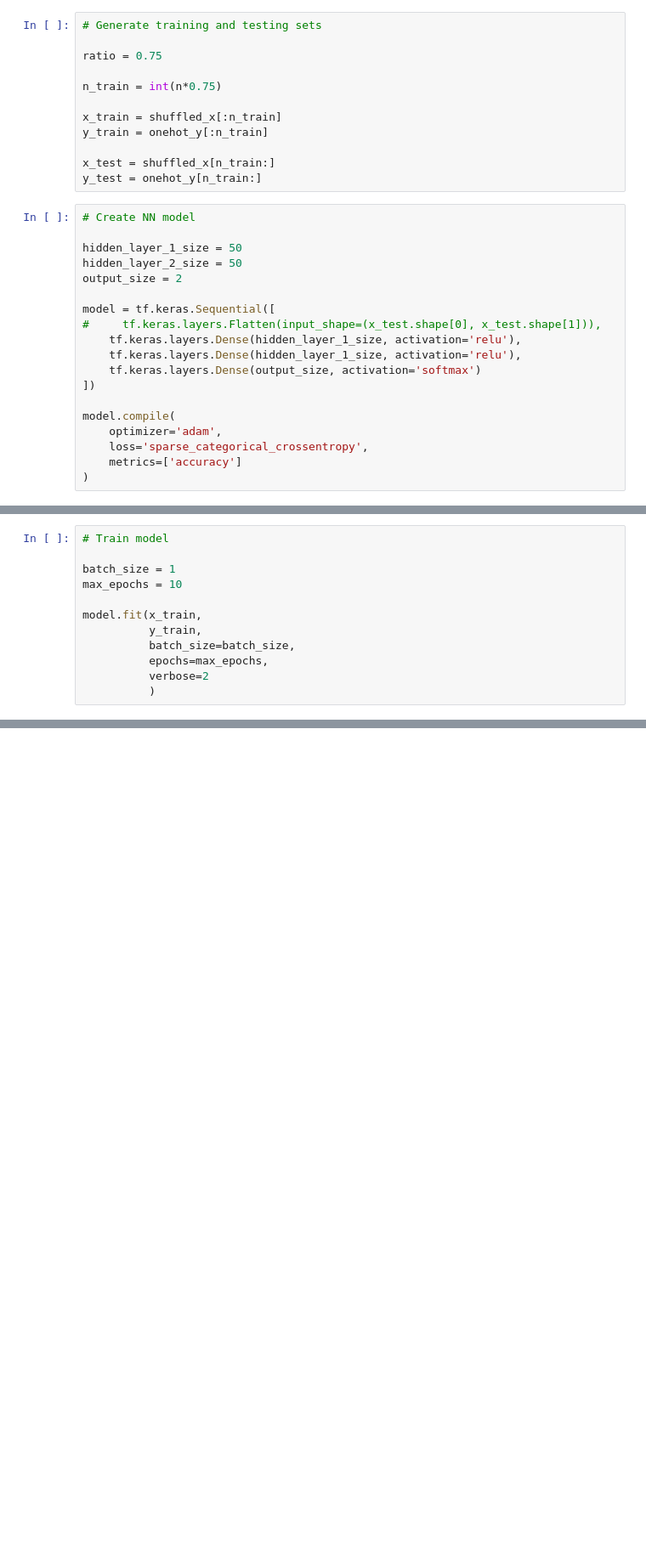
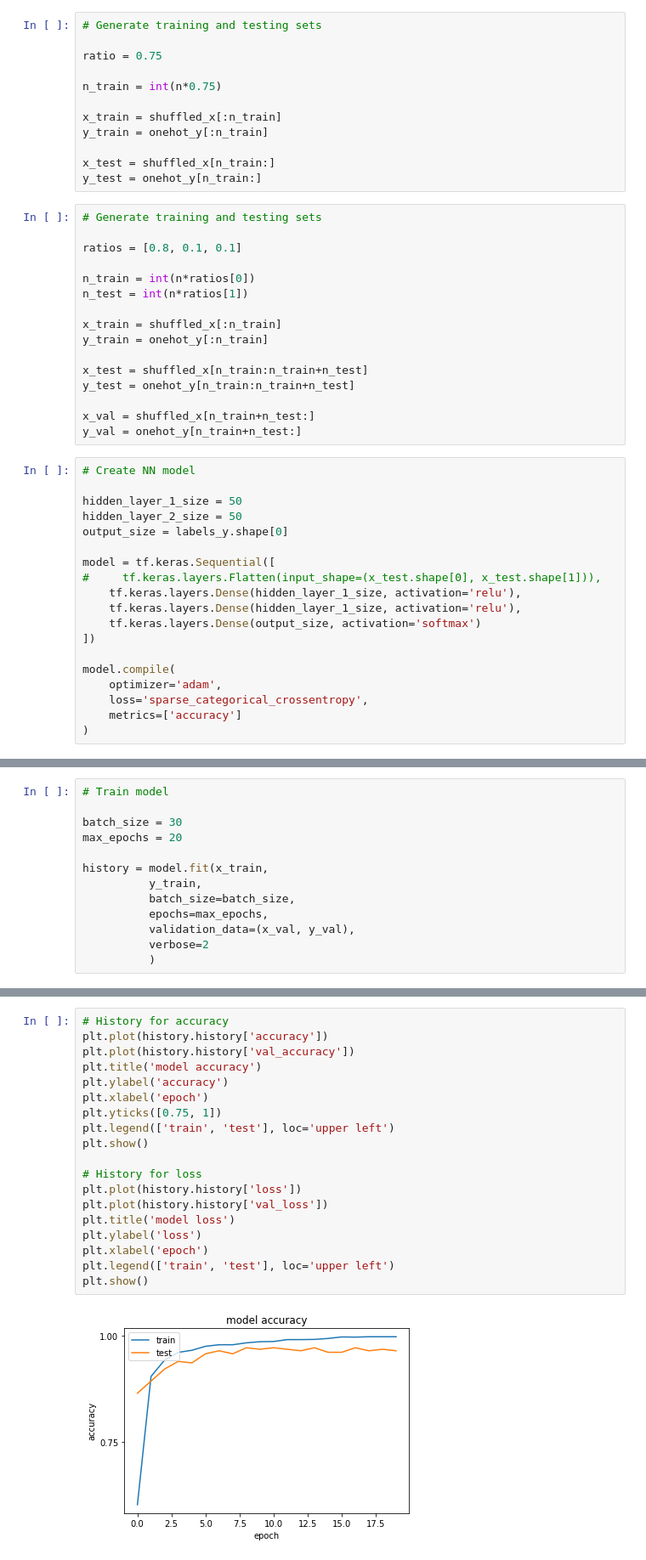
Before and after one commit to DAndresSanchez/Audio_Sentiment_Analysis, a Jupyter notebook: Sentiment_Analysis_NN.ipynb, the cells around one changed output, grey strips where cells are left out. Shown at 85% size. Drawn from its saved outputs; the diff is of its cells as text; blank space fills up the shorter version.

Commit message:
Retrain models and add confussion matrix

```diff
--- a/Sentiment_Analysis_NN.ipynb
+++ b/Sentiment_Analysis_NN.ipynb
@@ -43,12 +45,28 @@ y_train = onehot_y[:n_train]
 
 x_test = shuffled_x[n_train:]
 y_test = onehot_y[n_train:]
+# %%
+# Generate training and testing sets
+
+ratios = [0.8, 0.1, 0.1]
+
+n_train = int(n*ratios[0])
+n_test = int(n*ratios[1])
+
+x_train = shuffled_x[:n_train]
+y_train = onehot_y[:n_train]
+
+x_test = shuffled_x[n_train:n_train+n_test]
+y_test = onehot_y[n_train:n_train+n_test]
+
+x_val = shuffled_x[n_train+n_test:]
+y_val = onehot_y[n_train+n_test:]
 # %%
 # Create NN model
 
 hidden_layer_1_size = 50
 hidden_layer_2_size = 50
-output_size = 2
+output_size = labels_y.shape[0]
 
 model = tf.keras.Sequential([
 #     tf.keras.layers.Flatten(input_shape=(x_test.shape[0], x_test.shape[1])),
@@ -70,13 +86,14 @@ x_train.shape, y_train.shape
 # %%
 # Train model
 
-batch_size = 1
-max_epochs = 10
+batch_size = 30
+max_epochs = 20
 
-model.fit(x_train,
+history = model.fit(x_train,
           y_train,
           batch_size=batch_size,
           epochs=max_epochs,
+          validation_data=(x_val, y_val),
           verbose=2
           )
 # %% [output]
@@ -103,0 +134,21 @@ Epoch 10/10
+# %%
+# History for accuracy
+plt.plot(history.history['accuracy'])
+plt.plot(history.history['val_accuracy'])
+plt.title('model accuracy')
+plt.ylabel('accuracy')
+plt.xlabel('epoch')
+plt.yticks([0.75, 1])
+plt.legend(['train', 'test'], loc='upper left')
+plt.show()
+
+# History for loss
+plt.plot(history.history['loss'])
+plt.plot(history.history['val_loss'])
+plt.title('model loss')
+plt.ylabel('loss')
+plt.xlabel('epoch')
+plt.legend(['train', 'test'], loc='upper left')
+plt.show()
+# %% [output]
+[figure, added]
```
Also changed, not shown: parts of 12 cells of this notebook, 6 other files.
